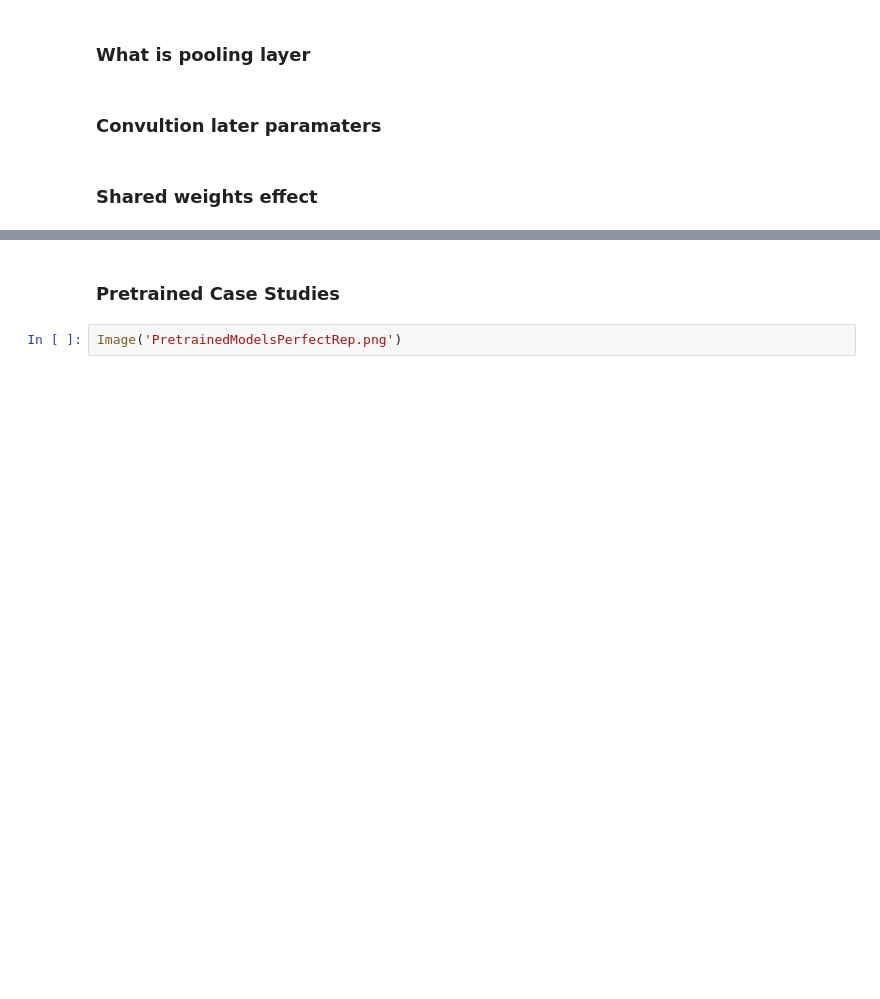
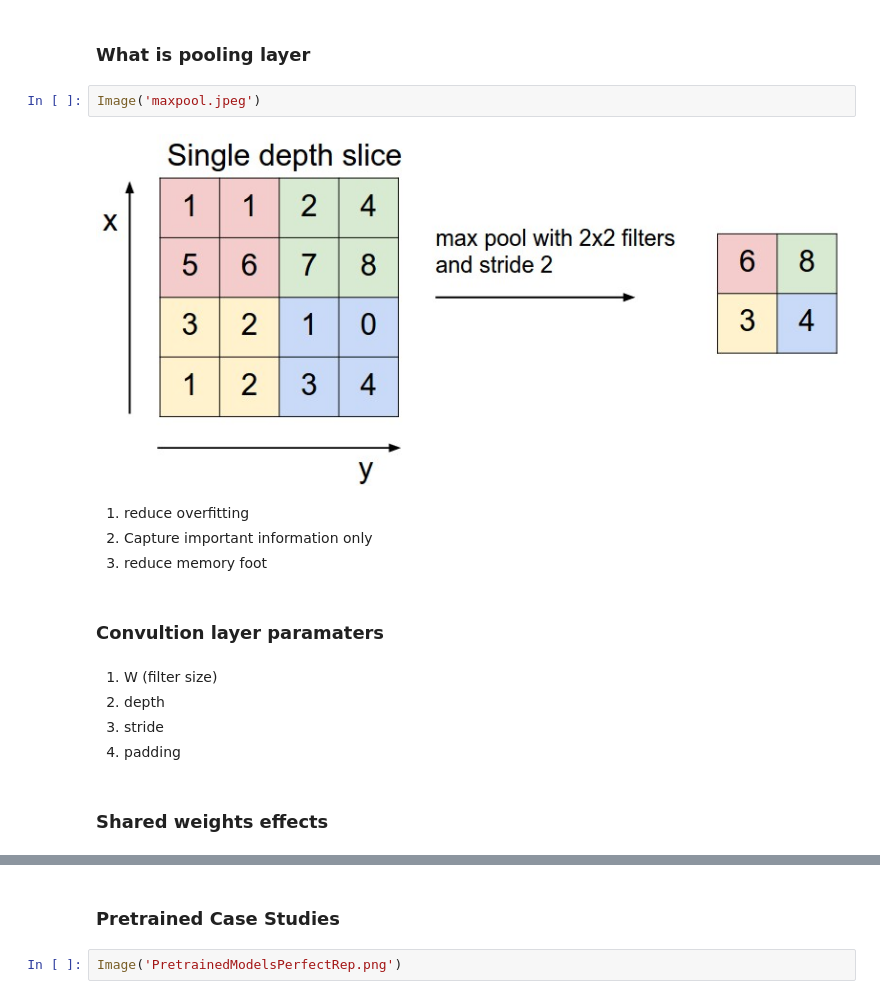
Before and after one commit to ahmedanis03/IntroMLandDL, a Jupyter notebook: Deep learning.ipynb, the cells around one changed output, grey strips where cells are left out. Drawn from its saved outputs; the diff is of its cells as text; blank space fills up the shorter version.

```diff
--- a/Deep learning.ipynb
+++ b/Deep learning.ipynb
@@ -24,6 +38,19 @@ local receptive field
 # %% [markdown]
 ### What is pooling layer
+# %%
+Image('maxpool.jpeg')
+# %% [output]
+[figure, added]
+# %% [markdown]
+1. reduce overfitting
+2. Capture important information only
+3. reduce memory foot
 # %% [markdown]
-### Convultion later paramaters
+### Convultion layer paramaters
+# %% [markdown]
+1. W (filter size)
+2. depth
+3. stride
+4. padding
 # %% [markdown]
-### Shared weights effect
+### Shared weights effects
```
Also changed, not shown: parts of 12 cells of this notebook, 11 other files.
